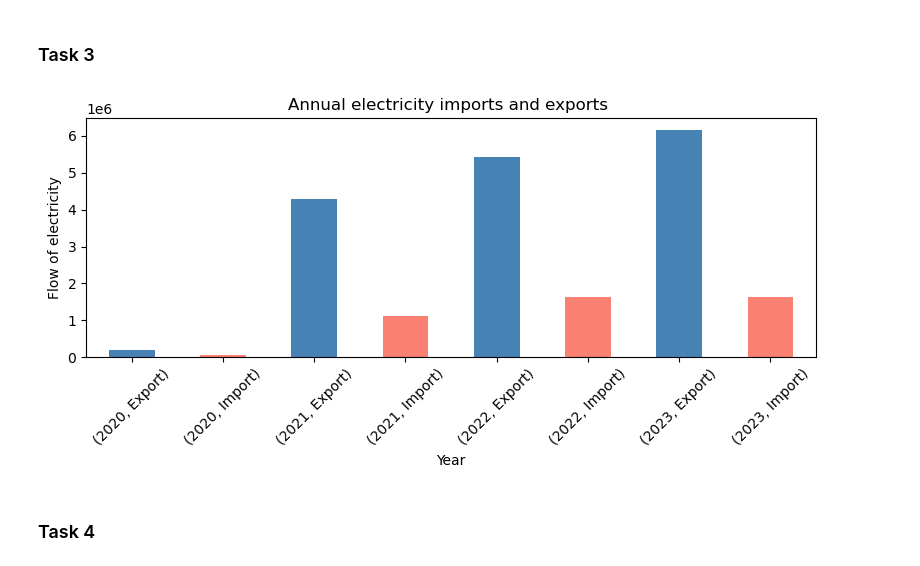
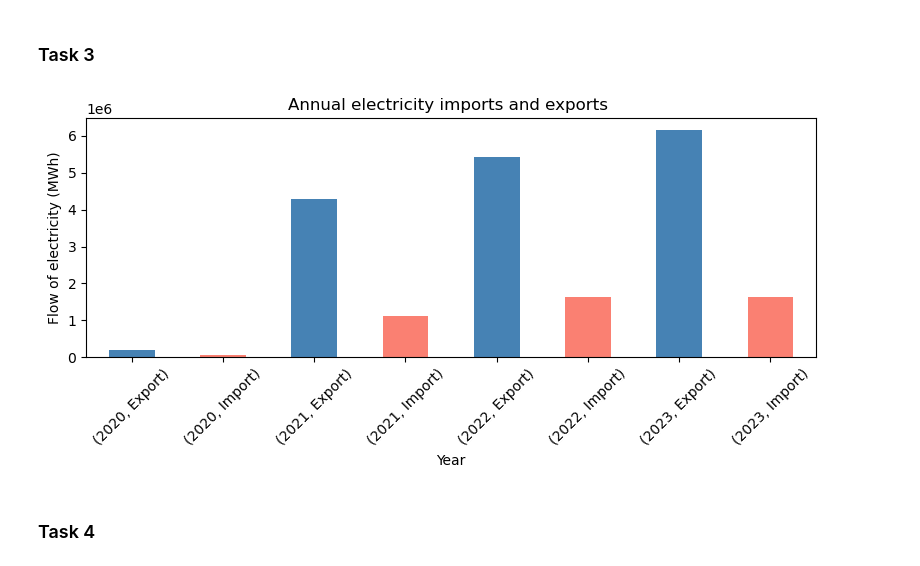
Before and after one commit to AndreasNoklebye/TECH2-Exam, a Jupyter notebook: exam-tech2.ipynb, the cells around one changed output. Cells and saved outputs as stored; diff of their text form; code cells hidden in the pictures.

```diff
--- a/exam-tech2.ipynb
+++ b/exam-tech2.ipynb
@@ -131,22 +129,21 @@ table                                           # Prints the table
 # %%
 df2['Year'] = df2.index.year                                                                        # Creates a new colum 'year' based on the 'DateTime' index
 df2['Indicator'] = df2.apply(lambda x: 'Import' if x['InMapCode'] == 'NO2' else 'Export', axis = 1) # New colum 'Indicator' to tell if its import or export
 
 annual_sum = df2.groupby(['Year','Indicator'])['FlowValue'].sum()                                   # Creates a new group with the new colums and the sum of 'FlowValue'
 
-fig, ax = plt.subplots(figsize=(8,4))                                                               # Creates the plot
+fig3, ax = plt.subplots(figsize=(8,4))                                                              # Creates the plot
 
-annual_sum.plot(kind='bar', color=['steelblue', 'salmon'])                                            # Plots the new annual_sum group.
+annual_sum.plot(kind='bar', color=['steelblue', 'salmon'])                                          # Plots the new annual_sum group.
 ax.set_title('Annual electricity imports and exports ')                                             # Adding title
 ax.tick_params(axis='x', rotation=45)                                                               # Rotates the x-ticks 45 degrees
-ax.set_ylabel('Flow of electricity')
+ax.set_ylabel('Flow of electricity (MWh)')
 ax.set_xlabel('Year')
 
 
 plt.tight_layout()                                                                                  # Adjusting the layout
-#fig.savefig('figure_task3.png')                                                                    # Saves the figure as png file
 # %% [output]
-[figure, old version]
+[figure, new version]
 # %% [markdown]
 ### Task 4
 # %%
```
Also changed, not shown: parts of 7 cells of this notebook.
